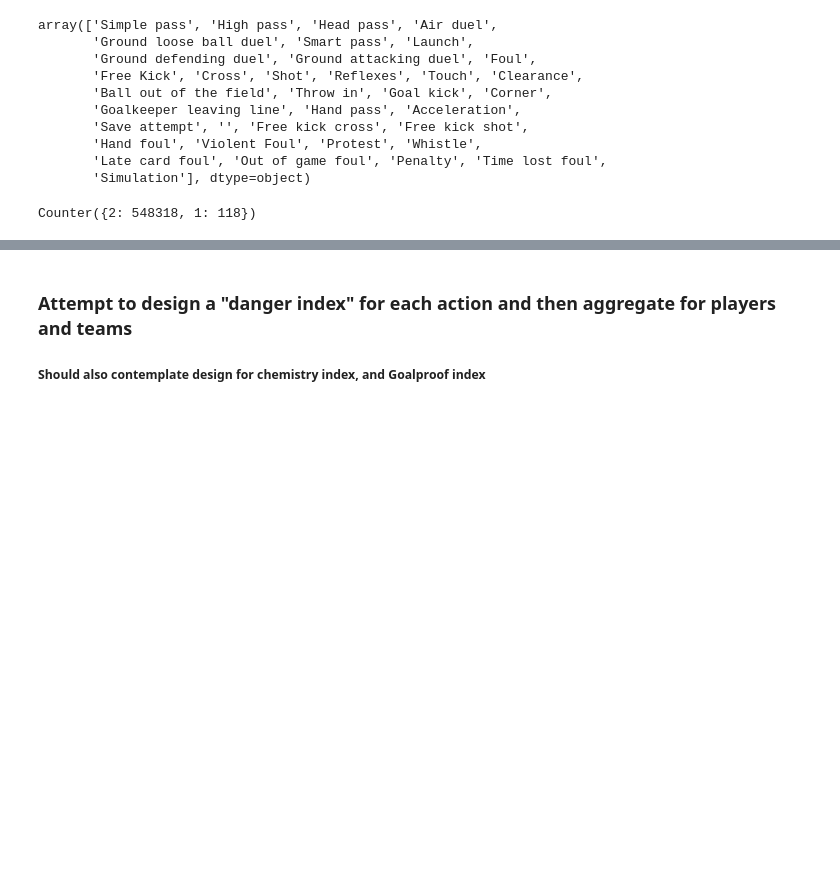
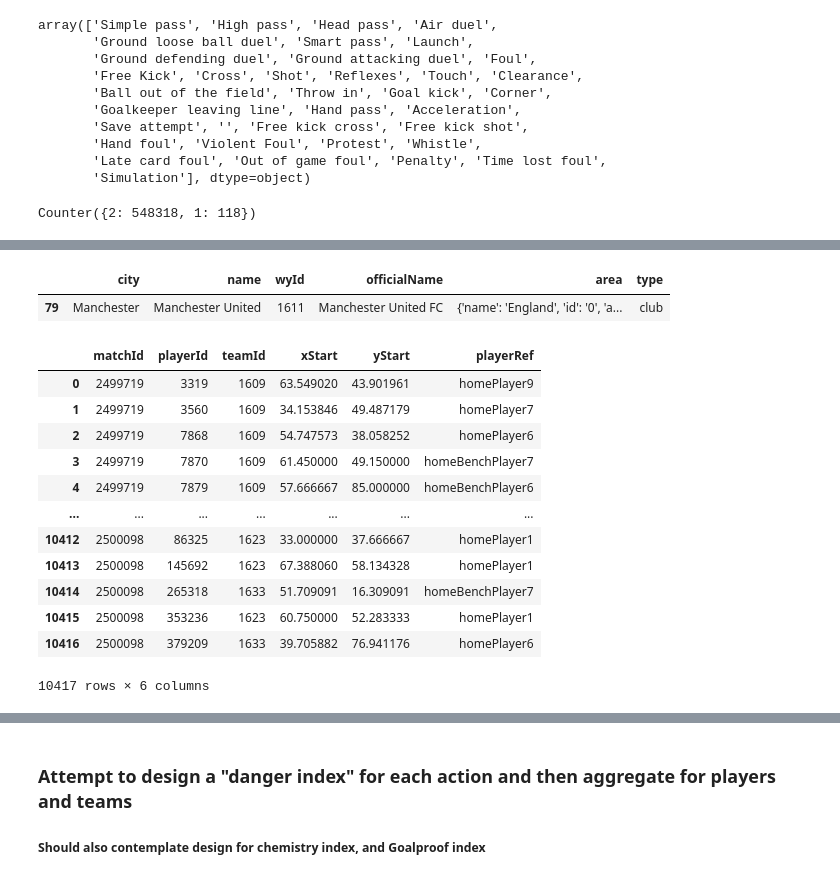
Before and after one commit to bjornmakins/soccer1, a Jupyter notebook: Data_Analysis.ipynb, the cells around one changed output, grey strips where cells are left out. Saved outputs shown, nothing was run; the diff lists cells and outputs as text; code cells hidden in the pictures; blank space fills up the shorter version.

```diff
--- a/Data_Analysis.ipynb
+++ b/Data_Analysis.ipynb
@@ -539,3 +509,23 @@ def Locations(event_df):
 Events_England = Locations(Events_England)
 # %%
 Events_England.drop(['eventId', 'positions', 'id', "event_tags", "tags", "eventId", "eventName"], inplace = True, axis = 1)
+# %%
+Events_England = Events_England[Events_England.subEventName != ""]
+# %%
+# function to transform an event data frame
+def event_df_transform(event_df):
+    event_df = event_tags(event_df)
+    event_df = Result(event_df)
+    event_df = event_description(event_df)
+    event_df = Locations(event_df)
+    event_df.drop(['eventId', 'positions', 'id', "event_tags", "tags", "eventId", "eventName"], inplace = True, axis = 1)
+    event_df = event_df[event_df.subEventName != ""]
+    return event_df
+# %%
+# Transform event_dfs
+
+Events_France = event_df_transform(Events_France)
+Events_Spain = event_df_transform(Events_Spain)
+Events_Germany = event_df_transform(Events_Germany)
+Events_Italy = event_df_transform(Events_Italy)
+Events_England = event_df_transform(Events_England)
@@ -541,0 +572,5 @@ Events_England.drop(['eventId', 'positions', 'id', "event_tags", "tags", "eventI
+# %%
+Teams[Teams['name']=="Manchester United"]
+# %% [output]
+|  | city | name | wyId | officialName | area | type |
+| 79 | Manchester | Manchester United | 1611 | Manchester United FC | {'name': 'England', 'id': '0', 'a... | club |
@@ -541,0 +579,28 @@ Events_England.drop(['eventId', 'positions', 'id', "event_tags", "tags", "eventI
+# %%
+England_Matches = Matches[Matches['Country']=='England']
+# %%
+trial = Events_England.groupby(['matchId','playerId', 'teamId']).agg({'xStart': ['mean'], 'yStart': ['mean']}).reset_index()
+trial.columns = ["matchId", "playerId", 'teamId', "xStart", "yStart"]
+trial['playerRef'] = None
+trial = trial.merge(England_Matches, how='inner', on ='matchId')
+
+trial['playerRef'] = trial.loc[:,'homePlayer1':'awayBenchPlayer7'].isin(trial['playerId']).idxmax(1)
+trial = trial.iloc[:, :6]
+
+trial.pivot(index='matchId', columns = [str(num)+"X" for num in range(1,12)], values=['xStart', 'yStart']).add_prefix('P').reset_index()
+
+# Events_England = Events_England[Events_England['playerId']! = 0]
+# %% [output]
+|  | matchId | playerId | teamId | xStart | yStart | playerRef |
+| 0 | 2499719 | 3319 | 1609 | 63.549020 | 43.901961 | homePlayer9 |
+| 1 | 2499719 | 3560 | 1609 | 34.153846 | 49.487179 | homePlayer7 |
+| 2 | 2499719 | 7868 | 1609 | 54.747573 | 38.058252 | homePlayer6 |
+| 3 | 2499719 | 7870 | 1609 | 61.450000 | 49.150000 | homeBenchPlayer7 |
+| 4 | 2499719 | 7879 | 1609 | 57.666667 | 85.000000 | homeBenchPlayer6 |
+| ... | ... | ... | ... | ... | ... | ... |
+| 10412 | 2500098 | 86325 | 1623 | 33.000000 | 37.666667 | homePlayer1 |
+| 10413 | 2500098 | 145692 | 1623 | 67.388060 | 58.134328 | homePlayer1 |
+| 10414 | 2500098 | 265318 | 1633 | 51.709091 | 16.309091 | homeBenchPlayer7 |
+| 10415 | 2500098 | 353236 | 1623 | 60.750000 | 52.283333 | homePlayer1 |
+| 10416 | 2500098 | 379209 | 1633 | 39.705882 | 76.941176 | homePlayer6 |
+10417 rows × 6 columns
```
Also changed, not shown: parts of 55 cells of this notebook, 1 other file.
